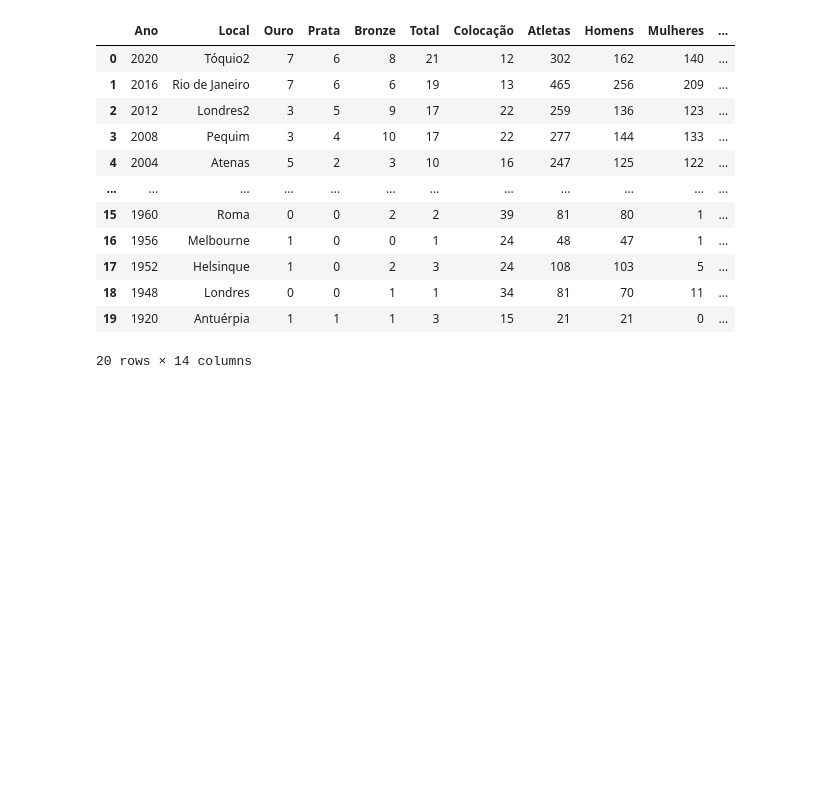
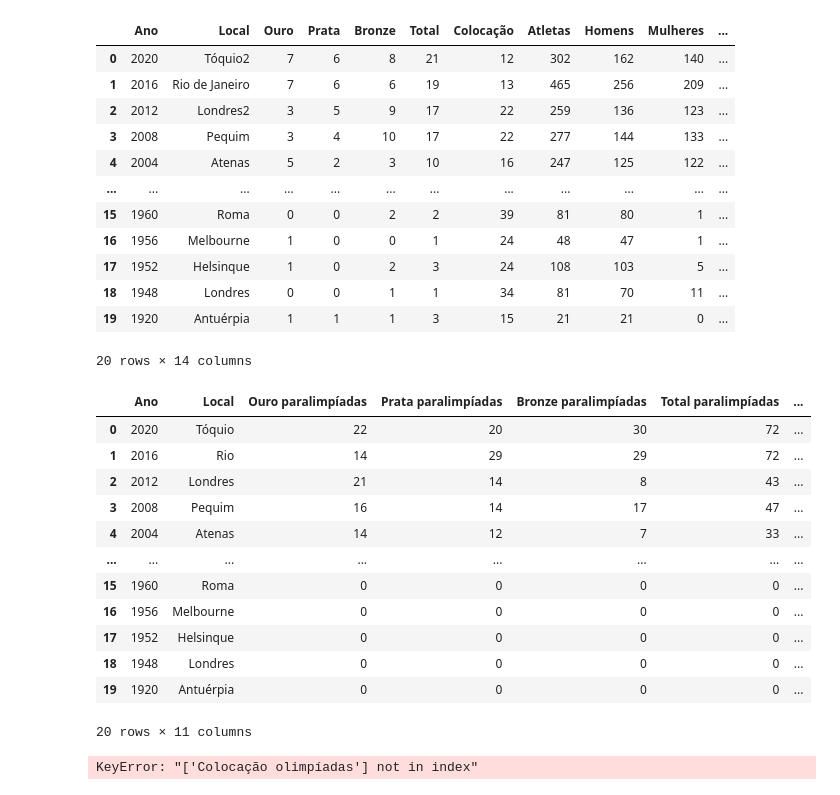
Before and after one commit to brunabellini/Projeto_Olimpiadas, a Jupyter notebook: olimpiada.ipynb, the cells around one changed output. Drawn from its saved outputs; the diff is of its cells as text; code cells hidden in the pictures; blank space fills up the shorter version.

```diff
--- a/olimpiada.ipynb
+++ b/olimpiada.ipynb
@@ -445,3 +483,28 @@ juntos_brasil
 | 18 | 1948 | Londres | 0 | 0 | 1 | 1 | 34 | 81 | 70 | 11 | ... |
 | 19 | 1920 | Antuérpia | 1 | 1 | 1 | 3 | 15 | 21 | 21 | 0 | ... |
 20 rows × 14 columns
+# %%
+medalhas_para_bra =pd.read_csv('./Data/paraolimpiada.csv', sep=';')
+medalhas_para_bra
+# %% [output]
+|  | Ano | Local | Ouro paralimpíadas | Prata paralimpíadas | Bronze paralimpíadas | Total paralimpíadas | ... |
+| 0 | 2020 | Tóquio | 22 | 20 | 30 | 72 | ... |
+| 1 | 2016 | Rio | 14 | 29 | 29 | 72 | ... |
+| 2 | 2012 | Londres | 21 | 14 | 8 | 43 | ... |
+| 3 | 2008 | Pequim | 16 | 14 | 17 | 47 | ... |
+| 4 | 2004 | Atenas | 14 | 12 | 7 | 33 | ... |
+| ... | ... | ... | ... | ... | ... | ... | ... |
+| 15 | 1960 | Roma | 0 | 0 | 0 | 0 | ... |
+| 16 | 1956 | Melbourne | 0 | 0 | 0 | 0 | ... |
+| 17 | 1952 | Helsinque | 0 | 0 | 0 | 0 | ... |
+| 18 | 1948 | Londres | 0 | 0 | 0 | 0 | ... |
+| 19 | 1920 | Antuérpia | 0 | 0 | 0 | 0 | ... |
+20 rows × 11 columns
+# %%
+juntos_brasil2 = medalhas_para_bra.merge(juntos_brasil, left_on='Ano', right_on='Ano')
+juntos_brasil2 = juntos_brasil2.rename(columns={'Local_x':'País sede', 'Ouro': 'Ouro olimpíadas', 'Prata':'Prata olimpíadas', 'Bronze':'Bronze olimpíadas', 'Total':'Total olimpíadas', 'Atletas':'Atletas olimpíadas', 'Homens': 'Homens olimpíadas', 'Mulheres':'Mulheres olimpíadas', 'Modalidades':'Modalidades olimpíadas', 'Bolsa atleta':'Bolsa atleta olimpíadas', 'Colocação':'Colocação olimpíadas'})
+juntos_brasil2.drop(['Local_y'], axis=1,inplace=True)
+juntos_brasil2 = juntos_brasil2[['Ano',	'País sede',	'Ouro olimpíadas'	,'Prata olimpíadas'	,'Bronze olimpíadas'	,'Total olimpíadas'	,'Colocação olimpíadas',	'Atletas olimpíadas',	'Homens olimpíadas',	'Mulheres olimpíadas',	'Modalidades olimpíadas',	'Bolsa atleta olimpíadas',	'Ouro paralimpíadas',	'Prata paralimpíadas',	'Bronze paralimpíadas',	'Total paralimpíadas',	'Colocação paralimpíadas',	'Atletas paralimpíadas',	'Homens paralimpíadas'	,'Mulheres paralimpíadas'	,'Modalidades paralimpíadas',	'Valor recebido pelo COB',	'Repassado as confederações']]
+juntos_brasil2
+# %% [output]
+KeyError: "['Colocação olimpíadas'] not in index"
```
Also changed, not shown: parts of 3 cells of this notebook, 4 other files.
